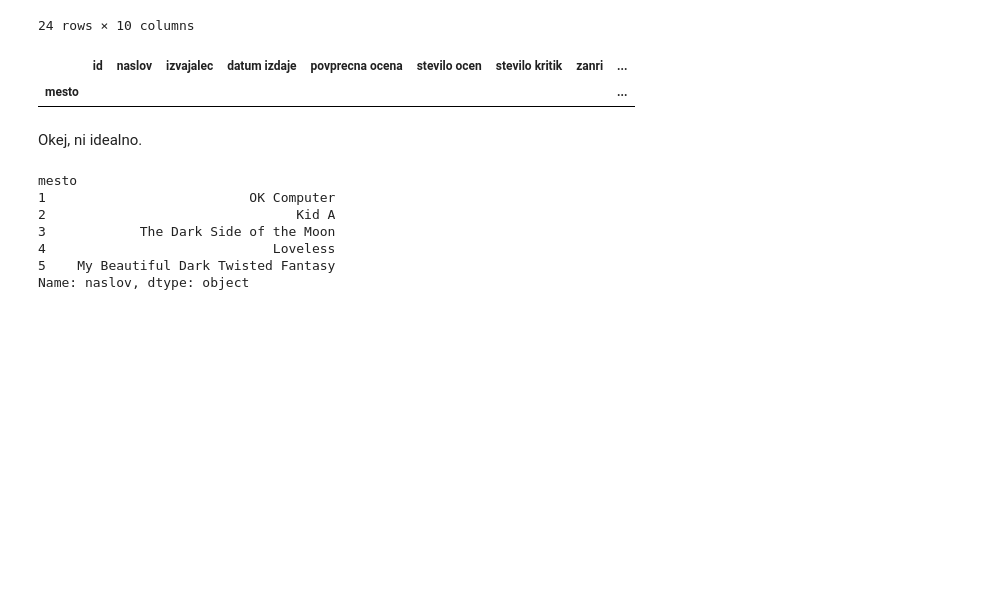
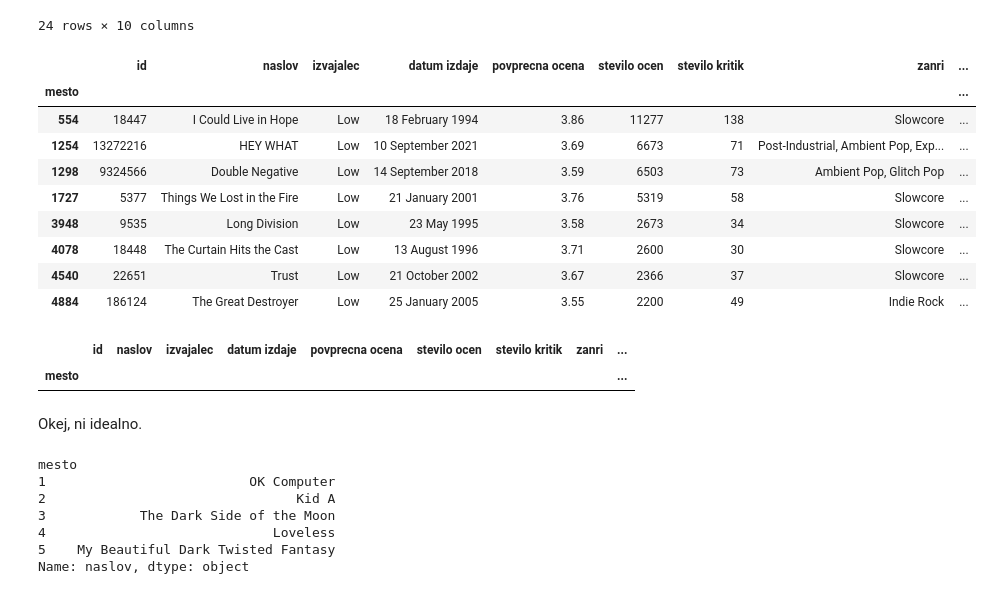
Before and after one commit to katarinabrdnik/analiza-podatkov, a Jupyter notebook: analiza_podatkov.ipynb, the cells around one changed output. Saved outputs shown, nothing was run; the diff lists cells and outputs as text; code cells hidden in the pictures; blank space fills up the shorter version.

```diff
--- a/analiza_podatkov.ipynb
+++ b/analiza_podatkov.ipynb
@@ -72,6 +72,21 @@ DavidBowie
 | 2710 | 638 | &#39;Hours...&#39; | David Bowie | 5 October 1999 | 2.86 | 3684 | 103 | Alternative Rock | ... |
 | 2857 | 636 | Black Tie White Noise | David Bowie | 5 April 1993 | 2.73 | 3541 | 98 | Art Pop | ... |
 24 rows × 10 columns
+# %%
+Low = albumi.loc[albumi['izvajalec'].str.strip() == 'Low']
+
+Low
+# %% [output]
+|  | id | naslov | izvajalec | datum izdaje | povprecna ocena | stevilo ocen | stevilo kritik | zanri | ... |
+| mesto |  |  |  |  |  |  |  |  | ... |
+| 554 | 18447 | I Could Live in Hope | Low | 18 February 1994 | 3.86 | 11277 | 138 | Slowcore | ... |
+| 1254 | 13272216 | HEY WHAT | Low | 10 September 2021 | 3.69 | 6673 | 71 | Post-Industrial, Ambient Pop, Exp... | ... |
+| 1298 | 9324566 | Double Negative | Low | 14 September 2018 | 3.59 | 6503 | 73 | Ambient Pop, Glitch Pop | ... |
+| 1727 | 5377 | Things We Lost in the Fire | Low | 21 January 2001 | 3.76 | 5319 | 58 | Slowcore | ... |
+| 3948 | 9535 | Long Division | Low | 23 May 1995 | 3.58 | 2673 | 34 | Slowcore | ... |
+| 4078 | 18448 | The Curtain Hits the Cast | Low | 13 August 1996 | 3.71 | 2600 | 30 | Slowcore | ... |
+| 4540 | 22651 | Trust | Low | 21 October 2002 | 3.67 | 2366 | 37 | Slowcore | ... |
+| 4884 | 186124 | The Great Destroyer | Low | 25 January 2005 | 3.55 | 2200 | 49 | Indie Rock | ... |
 # %%
 EmmaRuthRundle = albumi.loc[albumi['izvajalec'].str.contains("Emma Ruth Rundle", case=False)]
 
```
Also changed, not shown: parts of 5 cells of this notebook, 3 other files.
